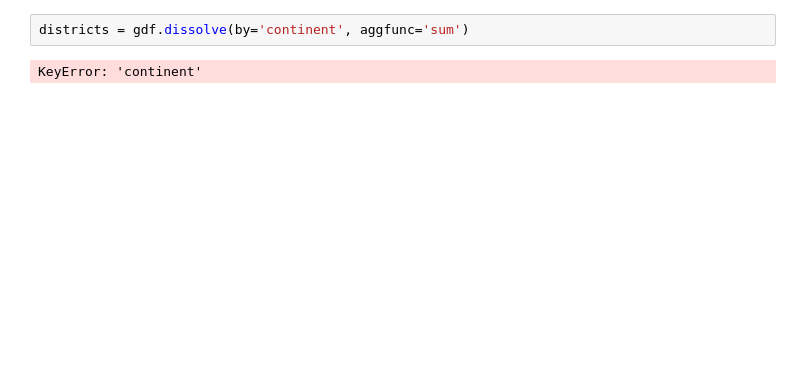
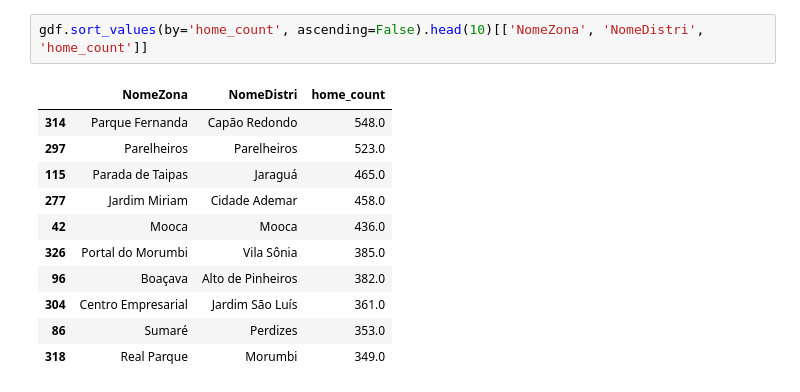
Before and after one commit to yambanis/CovidMDP, a Jupyter notebook: notebooks/Geopandas SP/GeoPandas SP.ipynb, the cells around one changed output. Drawn from its saved outputs; the diff is of its cells as text; blank space fills up the shorter version.

Commit message:
Studies for city distribution by districts

```diff
--- a/notebooks/Geopandas SP/GeoPandas SP.ipynb
+++ b/notebooks/Geopandas SP/GeoPandas SP.ipynb
@@ -47,4 +18,14 @@ gdf
-# %%
-districts = gdf.dissolve(by='continent', aggfunc='sum')
-# %% [output]
-KeyError: 'continent'
+# %%
+gdf.sort_values(by='home_count', ascending=False).head(10)[['NomeZona', 'NomeDistri', 'home_count']]
+# %% [output]
+|  | NomeZona | NomeDistri | home_count |
+| 314 | Parque Fernanda | Capão Redondo | 548.0 |
+| 297 | Parelheiros | Parelheiros | 523.0 |
+| 115 | Parada de Taipas | Jaraguá | 465.0 |
+| 277 | Jardim Miriam | Cidade Ademar | 458.0 |
+| 42 | Mooca | Mooca | 436.0 |
+| 326 | Portal do Morumbi | Vila Sônia | 385.0 |
+| 96 | Boaçava | Alto de Pinheiros | 382.0 |
+| 304 | Centro Empresarial | Jardim São Luís | 361.0 |
+| 86 | Sumaré | Perdizes | 353.0 |
+| 318 | Real Parque | Morumbi | 349.0 |
```
Also changed, not shown: parts of 16 cells of this notebook, 4 other files.
